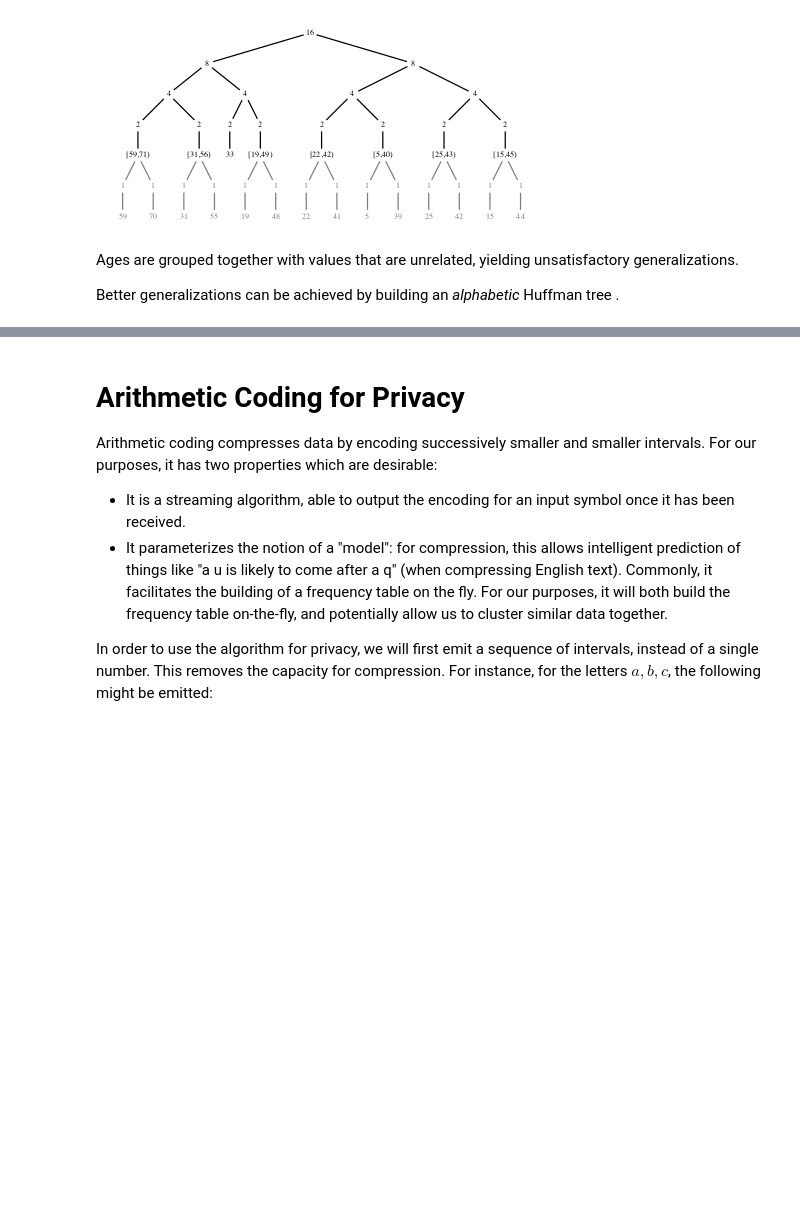
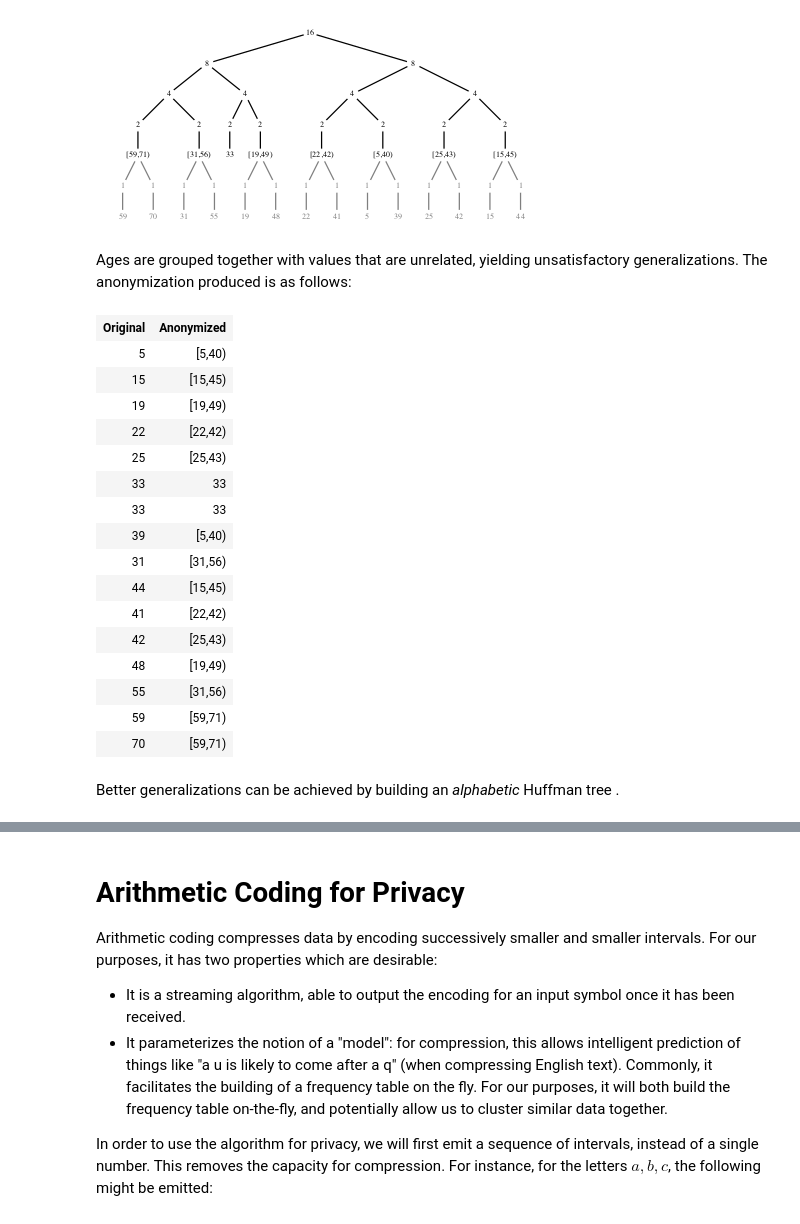
Before and after one commit to oisdk/IHaskell, a Jupyter notebook: notebooks/Privacy.ipynb, the cells around one changed output, grey strips where cells are left out. Saved outputs shown, nothing was run; the diff lists cells and outputs as text; code cells hidden in the pictures; blank space fills up the shorter version.

```diff
--- a/notebooks/Privacy.ipynb
+++ b/notebooks/Privacy.ipynb
@@ -309,14 +314,73 @@ instance (Show a, Semigroup b, Show b)
 # %% [markdown]
 Using this, we can see the immediate problem with Huffman encoding for anonymity:
 # %%
-PrivateHuffman 2 singletonRange
+k2ages = PrivateHuffman 2 singletonRange
     (buildHuffman (buildHeap (frequencies ages)))
+
+k2ages
 # %% [output]
 $k = 2$
 [figure]
+# %% [markdown]
+Ages are grouped together with values that are unrelated, yielding unsatisfactory generalizations. The anonymization produced is as follows:
+# %%
+import qualified Data.Map.Strict         as Map
+import           Data.Semigroup          (Semigroup(..))
+import           Data.Semigroup.Foldable (foldMap1)
+import           Data.Foldable           (foldl')
+import           IHaskell.Display        (IHaskellDisplay(display)
+                                         ,html,Display)
+import           Text.Printf             (printf)
+
+newtype AnonTable a b
+    = AnonTable
+    { getAnonTable :: [(a,b)]
+    }
+
+buildAnonTable :: (Ord a, Semigroup b)
+               => PrivateHuffman a b -> [a] -> AnonTable a b
+buildAnonTable (PrivateHuffman k f xs)
+    = AnonTable . map (\x -> (x, m Map.! x))
+  where
+    m = go xs
+    go (Leaf _ x) = Map.singleton x (f x)
+    go nd@(Node i l r)
+      | size l >= k && size r >= k = go l <> go r
+      | otherwise =
+          foldl' (\mp v -> Map.insert v summary mp) Map.empty nd
+      where summary = foldMap1 f nd
+
+instance (Show a, Show b) => IHaskellDisplay (AnonTable a b) where
+    display (AnonTable xs) = pure (Display [html (go xs)])
+      where
+        go tb
+            = unlines $
+            [ "<table>"
+            , "<tr><th>Original</th><th>Anonymized</th></tr>" ] ++
+            [ printf "<tr><td>%s</td><td>%s</td></tr>" (show x) (show y)
+            | (x,y) <- tb ] ++
+            [ "</table>" ]
+
+buildAnonTable k2ages ages
+# %% [output]
+| Original | Anonymized |
+| 5 | [5,40) |
+| 15 | [15,45) |
+| 19 | [19,49) |
+| 22 | [22,42) |
+| 25 | [25,43) |
+| 33 | 33 |
+| 33 | 33 |
+| 39 | [5,40) |
+| 31 | [31,56) |
+| 44 | [15,45) |
+| 41 | [22,42) |
+| 42 | [25,43) |
+| 48 | [19,49) |
+| 55 | [31,56) |
+| 59 | [59,71) |
+| 70 | [59,71) |
 # %% [markdown]
-Ages are grouped together with values that are unrelated, yielding unsatisfactory generalizations.
-
 Better generalizations can be achieved by building an *alphabetic* Huffman tree <cite data-cite="2201627/M35JL7I9"></cite>.
 # %%
 import           Control.Monad.State
```
Also changed, not shown: parts of 14 cells of this notebook, 8 other files.
